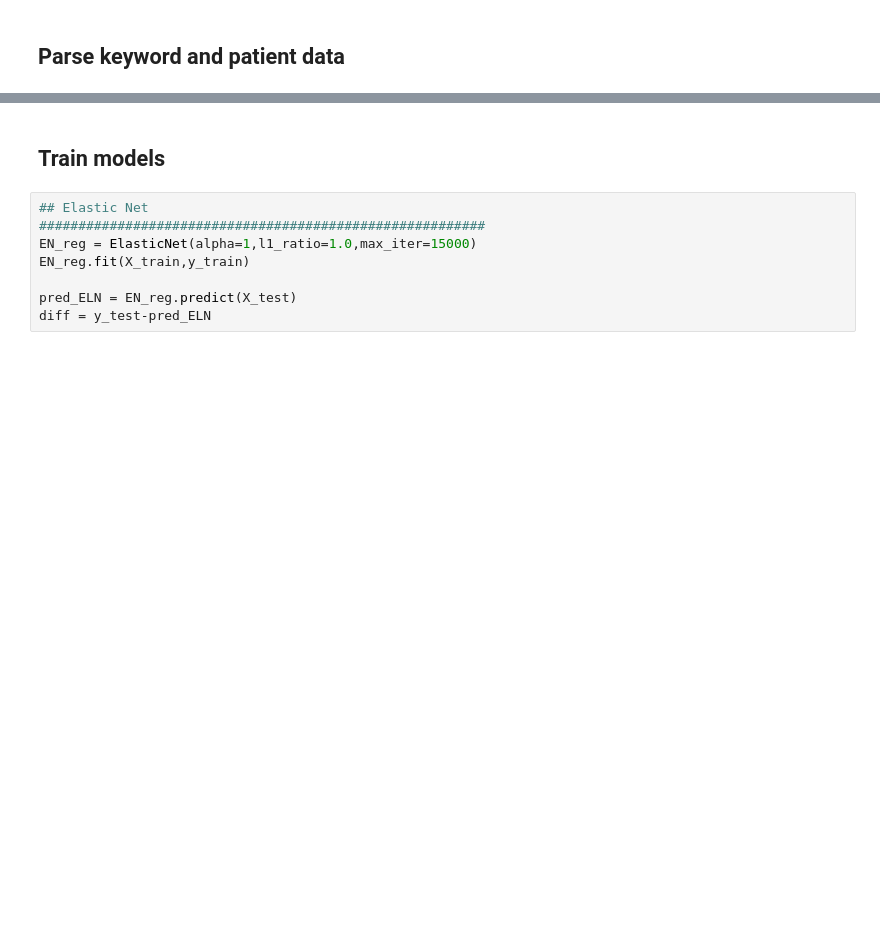
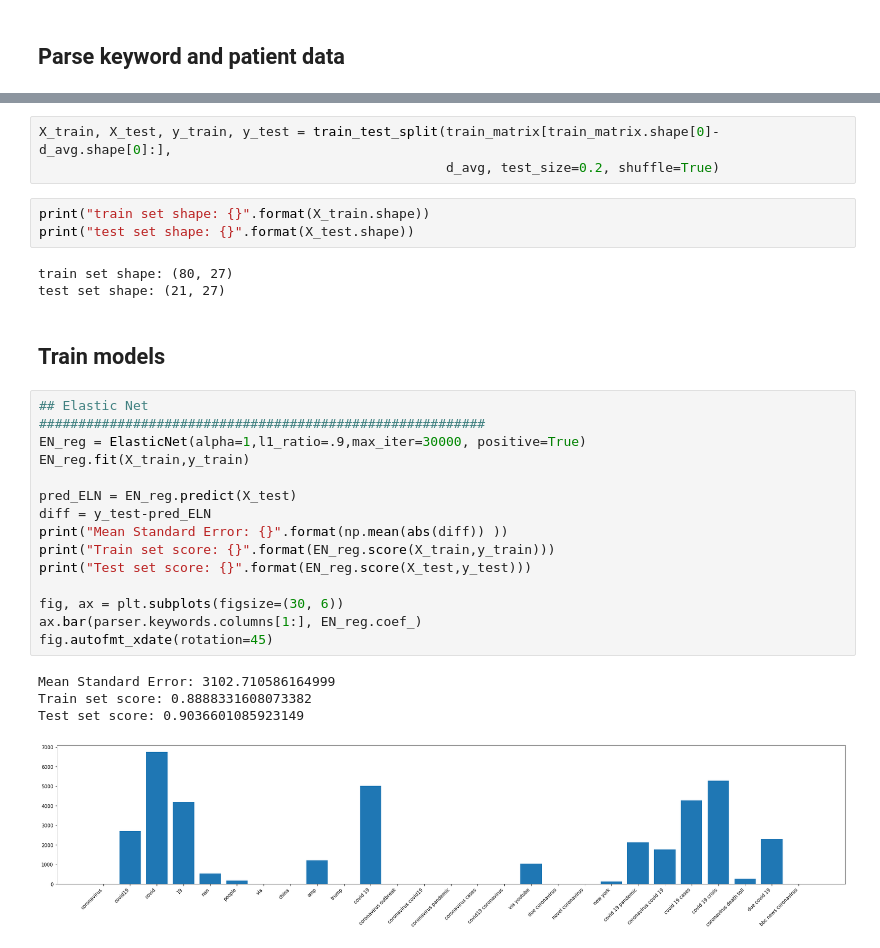
Before and after one commit to Trembleo/DS-GA-1003-Final-proj, a Jupyter notebook: code/COVIDtrends.ipynb, the cells around one changed output, grey strips where cells are left out. Drawn from its saved outputs; the diff is of its cells as text; blank space fills up the shorter version.

```diff
--- a/code/COVIDtrends.ipynb
+++ b/code/COVIDtrends.ipynb
@@ -87,13 +82,34 @@ array([[-0.49370222, -0.74254115, -0.74254115, ..., -0.52785659,
+# %%
+X_train, X_test, y_train, y_test = train_test_split(train_matrix[train_matrix.shape[0]-d_avg.shape[0]:],
+                                                    d_avg, test_size=0.2, shuffle=True)
+# %%
+print("train set shape: {}".format(X_train.shape))
+print("test set shape: {}".format(X_test.shape))
+# %% [output]
+train set shape: (80, 27)
+test set shape: (21, 27)
 # %% [markdown]
 ## Train models
-# %%
-## Elastic Net
-#########################################################
-EN_reg = ElasticNet(alpha=1,l1_ratio=1.0,max_iter=15000)
-EN_reg.fit(X_train,y_train)
-
-pred_ELN = EN_reg.predict(X_test)
-diff = y_test-pred_ELN
+# %%
+## Elastic Net
+#########################################################
+EN_reg = ElasticNet(alpha=1,l1_ratio=.9,max_iter=30000, positive=True)
+EN_reg.fit(X_train,y_train)
+
+pred_ELN = EN_reg.predict(X_test)
+diff = y_test-pred_ELN
+print("Mean Standard Error: {}".format(np.mean(abs(diff)) ))
+print("Train set score: {}".format(EN_reg.score(X_train,y_train)))
+print("Test set score: {}".format(EN_reg.score(X_test,y_test)))
+
+fig, ax = plt.subplots(figsize=(30, 6))
+ax.bar(parser.keywords.columns[1:], EN_reg.coef_)
+fig.autofmt_xdate(rotation=45)
+# %% [output]
+Mean Standard Error: 3102.710586164999
+Train set score: 0.8888331608073382
+Test set score: 0.9036601085923149
+[figure, added]
 # %%
 ## MLP
 #########################################################
```
Also changed, not shown: parts of 6 cells of this notebook, 1 other file.
